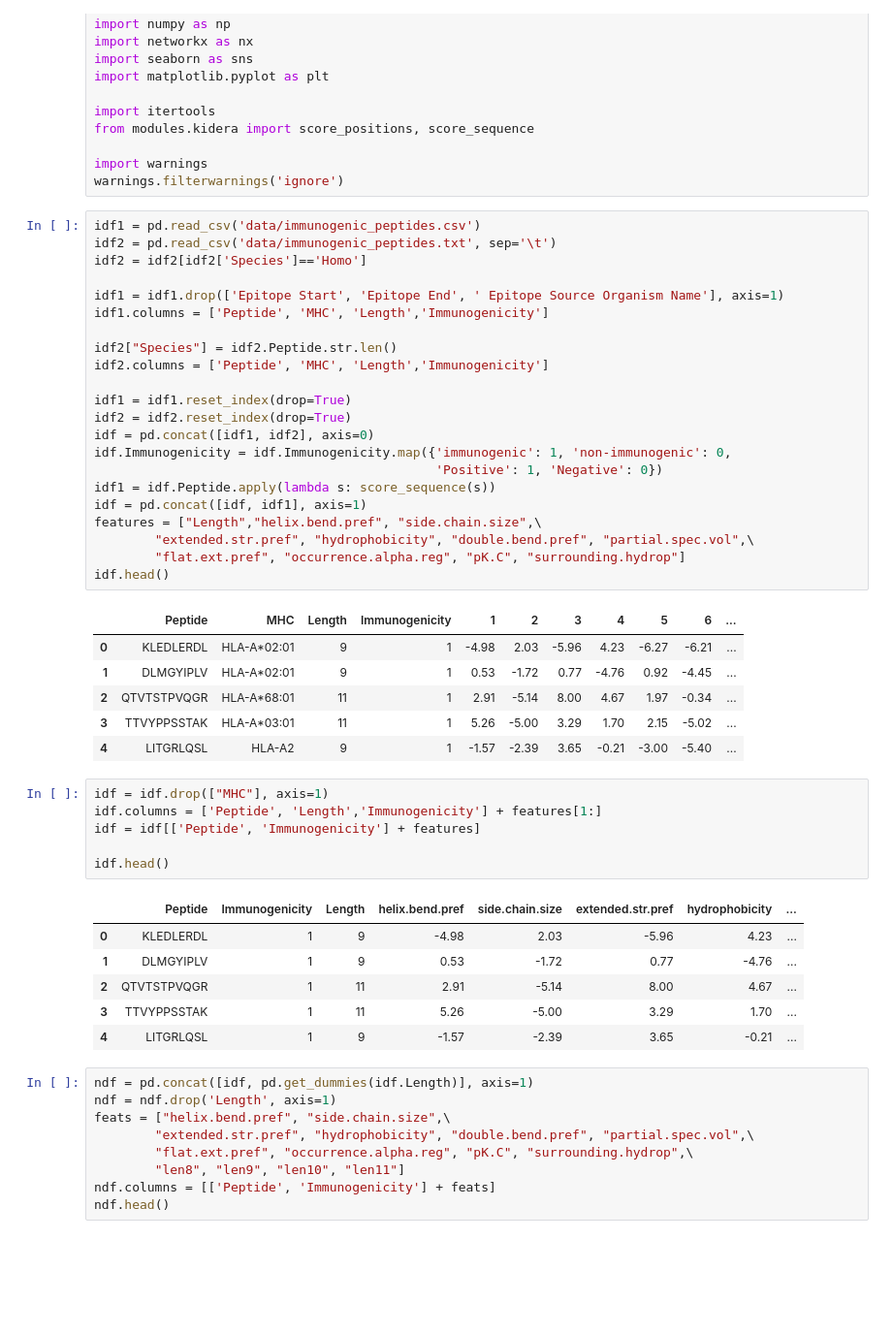
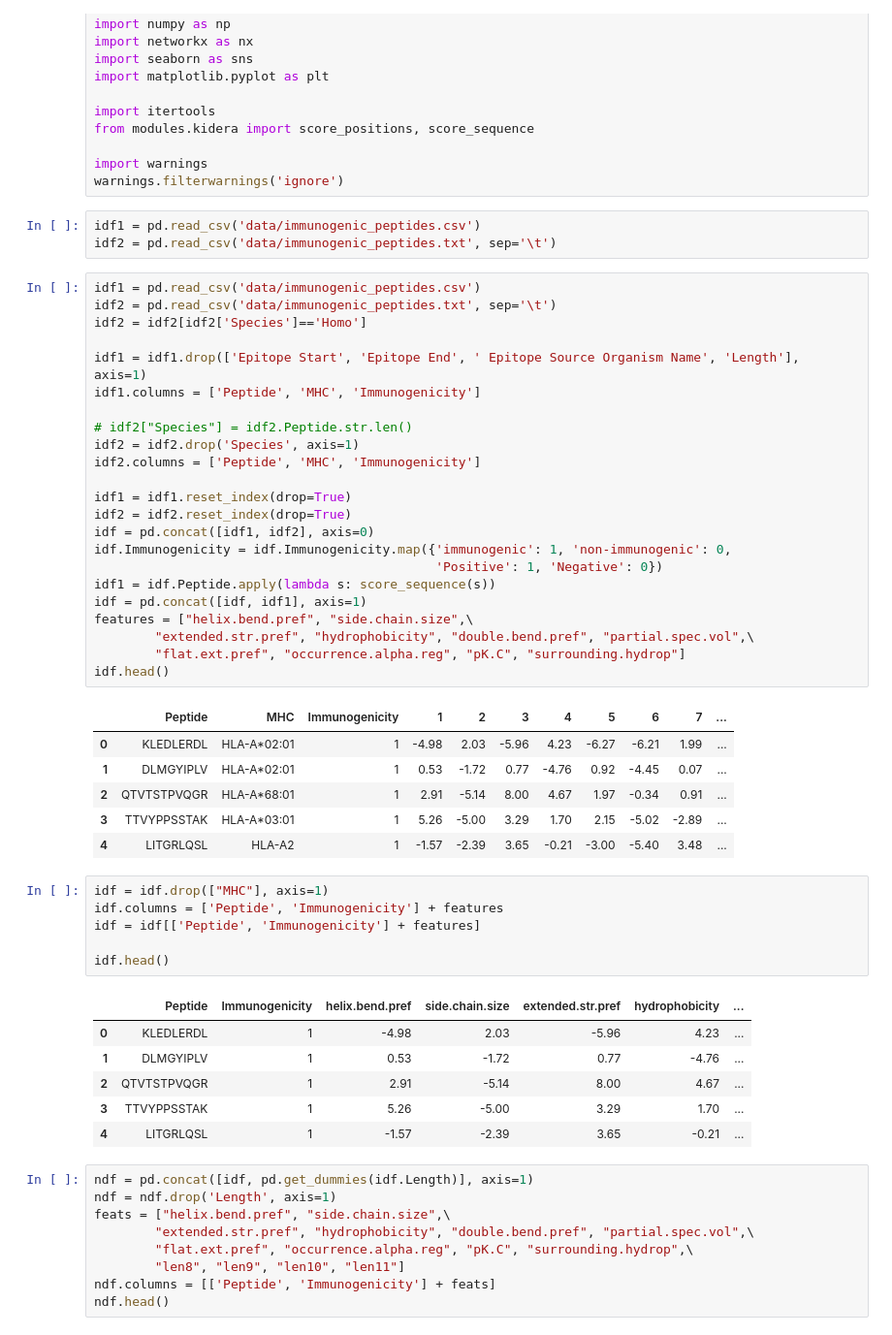
Before and after one commit to antigenomics/ipred, a Jupyter notebook: 2018.04.17 _imm_model.ipynb, the cells around one changed output. Shown: that part at 97% size. Cells and saved outputs as stored; diff of their text form; blank space fills up the shorter version.

```diff
--- a/2018.04.17 _imm_model.ipynb
+++ b/2018.04.17 _imm_model.ipynb
@@ -21,48 +21,52 @@ from modules.kidera import score_positions, score_sequence
 
 import warnings
 warnings.filterwarnings('ignore')
+# %%
+idf1 = pd.read_csv('data/immunogenic_peptides.csv')
+idf2 = pd.read_csv('data/immunogenic_peptides.txt', sep='\t')
 # %%
 idf1 = pd.read_csv('data/immunogenic_peptides.csv')
 idf2 = pd.read_csv('data/immunogenic_peptides.txt', sep='\t')
 idf2 = idf2[idf2['Species']=='Homo']
 
-idf1 = idf1.drop(['Epitope Start', 'Epitope End', ' Epitope Source Organism Name'], axis=1)
-idf1.columns = ['Peptide', 'MHC', 'Length','Immunogenicity']
+idf1 = idf1.drop(['Epitope Start', 'Epitope End', ' Epitope Source Organism Name', 'Length'], axis=1)
+idf1.columns = ['Peptide', 'MHC', 'Immunogenicity']
 
-idf2["Species"] = idf2.Peptide.str.len()
-idf2.columns = ['Peptide', 'MHC', 'Length','Immunogenicity']
+# idf2["Species"] = idf2.Peptide.str.len()
+idf2 = idf2.drop('Species', axis=1)
+idf2.columns = ['Peptide', 'MHC', 'Immunogenicity']
 
 idf1 = idf1.reset_index(drop=True)
 idf2 = idf2.reset_index(drop=True)
 idf = pd.concat([idf1, idf2], axis=0)
 idf.Immunogenicity = idf.Immunogenicity.map({'immunogenic': 1, 'non-immunogenic': 0,
                                              'Positive': 1, 'Negative': 0})
 idf1 = idf.Peptide.apply(lambda s: score_sequence(s))
 idf = pd.concat([idf, idf1], axis=1)
-features = ["Length","helix.bend.pref", "side.chain.size",\
+features = ["helix.bend.pref", "side.chain.size",\
         "extended.str.pref", "hydrophobicity", "double.bend.pref", "partial.spec.vol",\
         "flat.ext.pref", "occurrence.alpha.reg", "pK.C", "surrounding.hydrop"]
 idf.head()
 # %% [output]
-|  | Peptide | MHC | Length | Immunogenicity | 1 | 2 | 3 | 4 | 5 | 6 | ... |
-| 0 | KLEDLERDL | HLA-A*02:01 | 9 | 1 | -4.98 | 2.03 | -5.96 | 4.23 | -6.27 | -6.21 | ... |
-| 1 | DLMGYIPLV | HLA-A*02:01 | 9 | 1 | 0.53 | -1.72 | 0.77 | -4.76 | 0.92 | -4.45 | ... |
-| 2 | QTVTSTPVQGR | HLA-A*68:01 | 11 | 1 | 2.91 | -5.14 | 8.00 | 4.67 | 1.97 | -0.34 | ... |
-| 3 | TTVYPPSSTAK | HLA-A*03:01 | 11 | 1 | 5.26 | -5.00 | 3.29 | 1.70 | 2.15 | -5.02 | ... |
-| 4 | LITGRLQSL | HLA-A2 | 9 | 1 | -1.57 | -2.39 | 3.65 | -0.21 | -3.00 | -5.40 | ... |
+|  | Peptide | MHC | Immunogenicity | 1 | 2 | 3 | 4 | 5 | 6 | 7 | ... |
+| 0 | KLEDLERDL | HLA-A*02:01 | 1 | -4.98 | 2.03 | -5.96 | 4.23 | -6.27 | -6.21 | 1.99 | ... |
+| 1 | DLMGYIPLV | HLA-A*02:01 | 1 | 0.53 | -1.72 | 0.77 | -4.76 | 0.92 | -4.45 | 0.07 | ... |
+| 2 | QTVTSTPVQGR | HLA-A*68:01 | 1 | 2.91 | -5.14 | 8.00 | 4.67 | 1.97 | -0.34 | 0.91 | ... |
+| 3 | TTVYPPSSTAK | HLA-A*03:01 | 1 | 5.26 | -5.00 | 3.29 | 1.70 | 2.15 | -5.02 | -2.89 | ... |
+| 4 | LITGRLQSL | HLA-A2 | 1 | -1.57 | -2.39 | 3.65 | -0.21 | -3.00 | -5.40 | 3.48 | ... |
 # %%
 idf = idf.drop(["MHC"], axis=1)
-idf.columns = ['Peptide', 'Length','Immunogenicity'] + features[1:]
+idf.columns = ['Peptide', 'Immunogenicity'] + features
 idf = idf[['Peptide', 'Immunogenicity'] + features]
 
 idf.head()
 # %% [output]
-|  | Peptide | Immunogenicity | Length | helix.bend.pref | side.chain.size | extended.str.pref | hydrophobicity | ... |
-| 0 | KLEDLERDL | 1 | 9 | -4.98 | 2.03 | -5.96 | 4.23 | ... |
-| 1 | DLMGYIPLV | 1 | 9 | 0.53 | -1.72 | 0.77 | -4.76 | ... |
-| 2 | QTVTSTPVQGR | 1 | 11 | 2.91 | -5.14 | 8.00 | 4.67 | ... |
-| 3 | TTVYPPSSTAK | 1 | 11 | 5.26 | -5.00 | 3.29 | 1.70 | ... |
-| 4 | LITGRLQSL | 1 | 9 | -1.57 | -2.39 | 3.65 | -0.21 | ... |
+|  | Peptide | Immunogenicity | helix.bend.pref | side.chain.size | extended.str.pref | hydrophobicity | ... |
+| 0 | KLEDLERDL | 1 | -4.98 | 2.03 | -5.96 | 4.23 | ... |
+| 1 | DLMGYIPLV | 1 | 0.53 | -1.72 | 0.77 | -4.76 | ... |
+| 2 | QTVTSTPVQGR | 1 | 2.91 | -5.14 | 8.00 | 4.67 | ... |
+| 3 | TTVYPPSSTAK | 1 | 5.26 | -5.00 | 3.29 | 1.70 | ... |
+| 4 | LITGRLQSL | 1 | -1.57 | -2.39 | 3.65 | -0.21 | ... |
 # %%
 ndf = pd.concat([idf, pd.get_dummies(idf.Length)], axis=1)
 ndf = ndf.drop('Length', axis=1)
```
Also changed, not shown: parts of 1 cell of this notebook, 6 other files.
